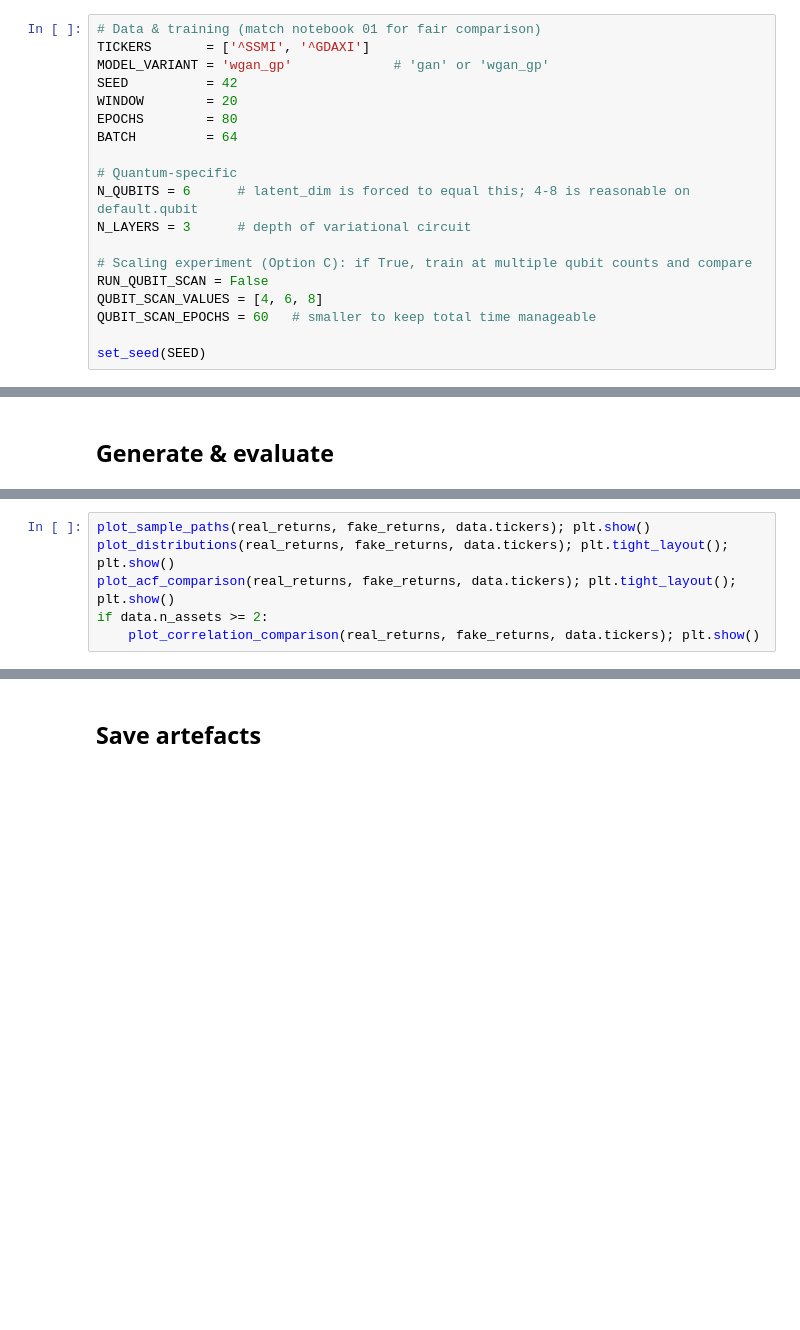
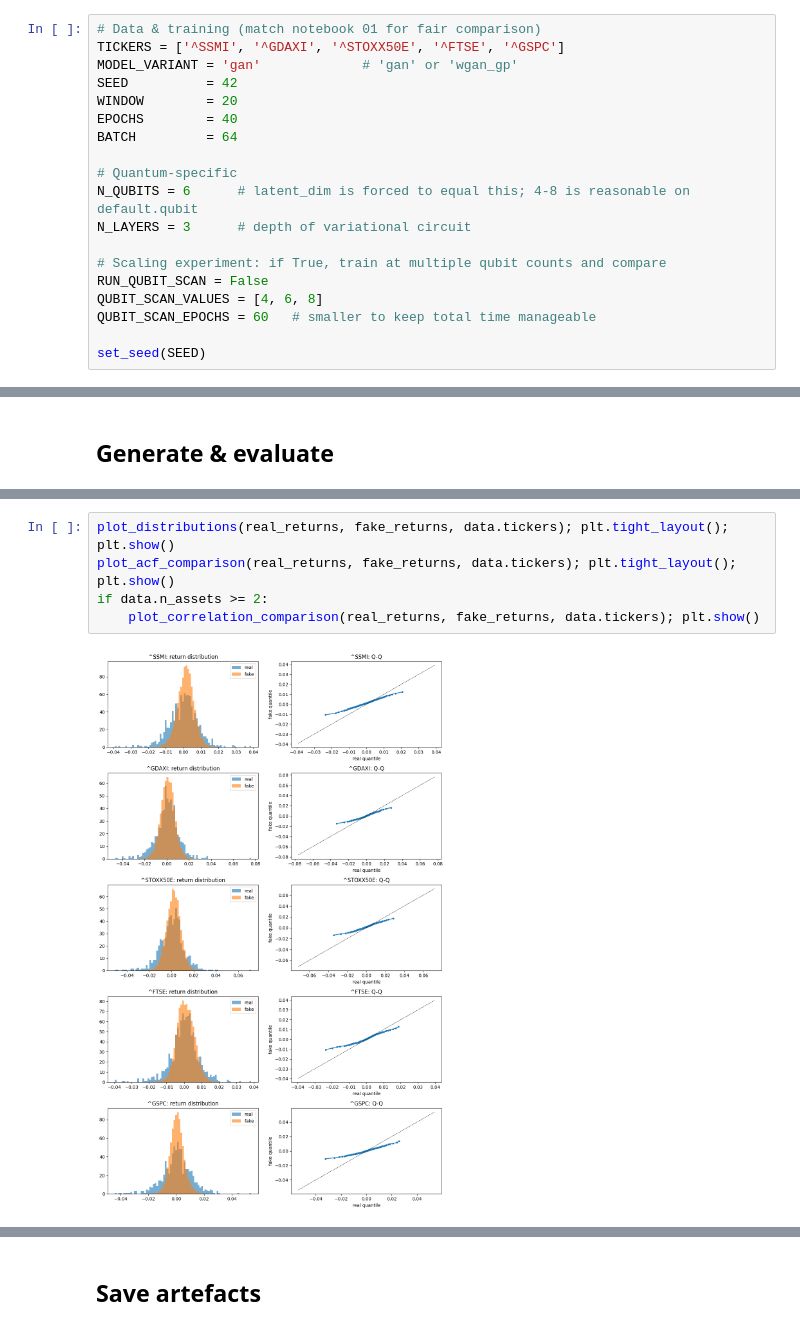
Before and after one commit to wuns/qGAN-market-generator, a Jupyter notebook: notebooks/02_quantum_gan.ipynb, the cells around one changed output, grey strips where cells are left out. Cells and saved outputs as stored; diff of their text form; blank space fills up the shorter version.

Commit message:
reduced epochs to 40 (convergence)

```diff
--- a/notebooks/02_quantum_gan.ipynb
+++ b/notebooks/02_quantum_gan.ipynb
@@ -49,18 +56,18 @@ print(f'Repo root: {ROOT}')
 ## Config
 # %%
 # Data & training (match notebook 01 for fair comparison)
-TICKERS       = ['^SSMI', '^GDAXI']
-MODEL_VARIANT = 'wgan_gp'             # 'gan' or 'wgan_gp'
+TICKERS = ['^SSMI', '^GDAXI', '^STOXX50E', '^FTSE', '^GSPC']
+MODEL_VARIANT = 'gan'             # 'gan' or 'wgan_gp'
 SEED          = 42
 WINDOW        = 20
-EPOCHS        = 80
+EPOCHS        = 40
 BATCH         = 64
 
 # Quantum-specific
 N_QUBITS = 6      # latent_dim is forced to equal this; 4-8 is reasonable on default.qubit
 N_LAYERS = 3      # depth of variational circuit
 
-# Scaling experiment (Option C): if True, train at multiple qubit counts and compare
+# Scaling experiment: if True, train at multiple qubit counts and compare
 RUN_QUBIT_SCAN = False
 QUBIT_SCAN_VALUES = [4, 6, 8]
 QUBIT_SCAN_EPOCHS = 60   # smaller to keep total time manageable
@@ -149,6 +198,7 @@ print(f'Inference: {n_eval} windows in {t_inf*1000:.1f} ms ({samples_per_sec:.0f
 # %%
-plot_sample_paths(real_returns, fake_returns, data.tickers); plt.show()
 plot_distributions(real_returns, fake_returns, data.tickers); plt.tight_layout(); plt.show()
 plot_acf_comparison(real_returns, fake_returns, data.tickers); plt.tight_layout(); plt.show()
 if data.n_assets >= 2:
     plot_correlation_comparison(real_returns, fake_returns, data.tickers); plt.show()
+# %% [output]
+[figure, added]
```
Also changed, not shown: parts of 13 cells of this notebook.
